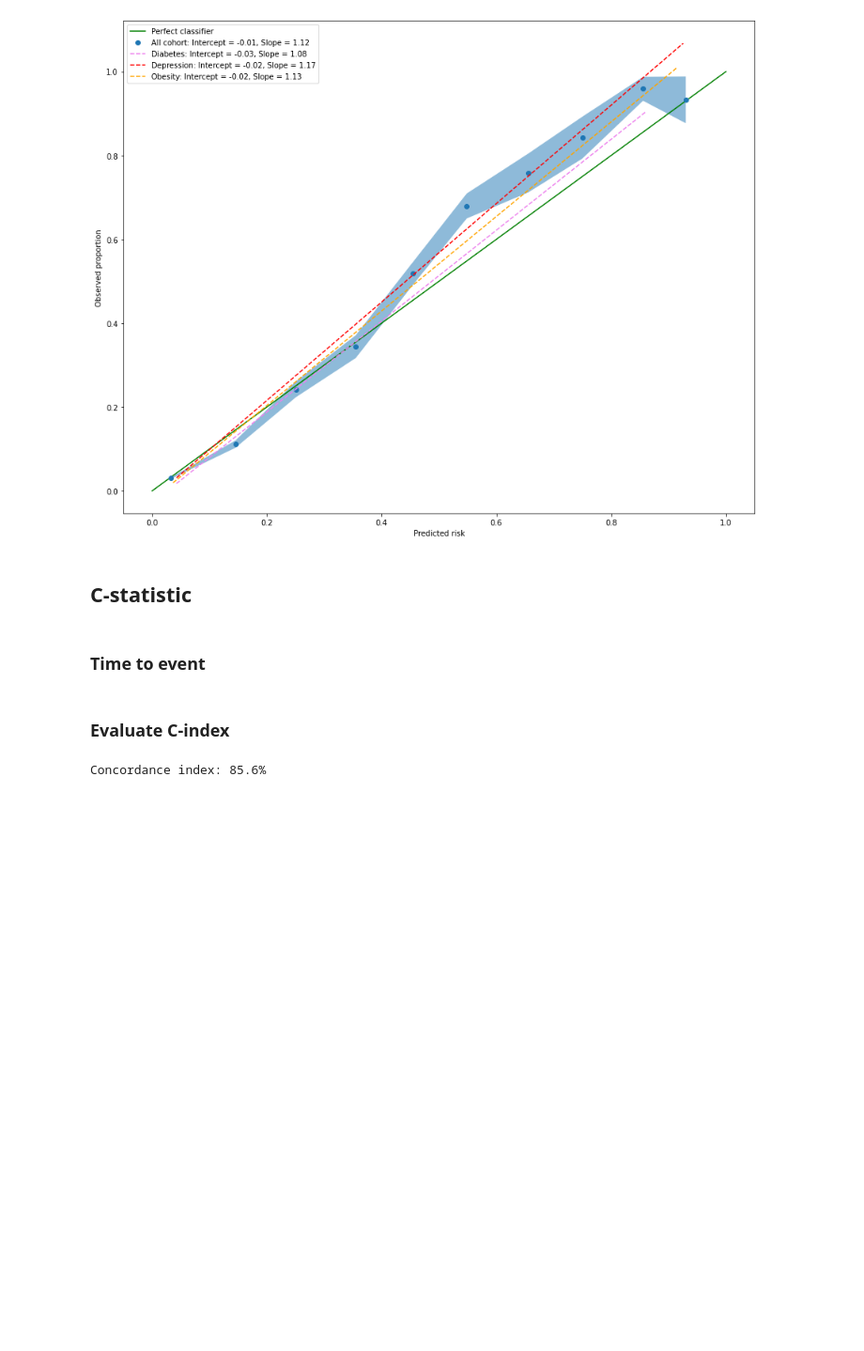
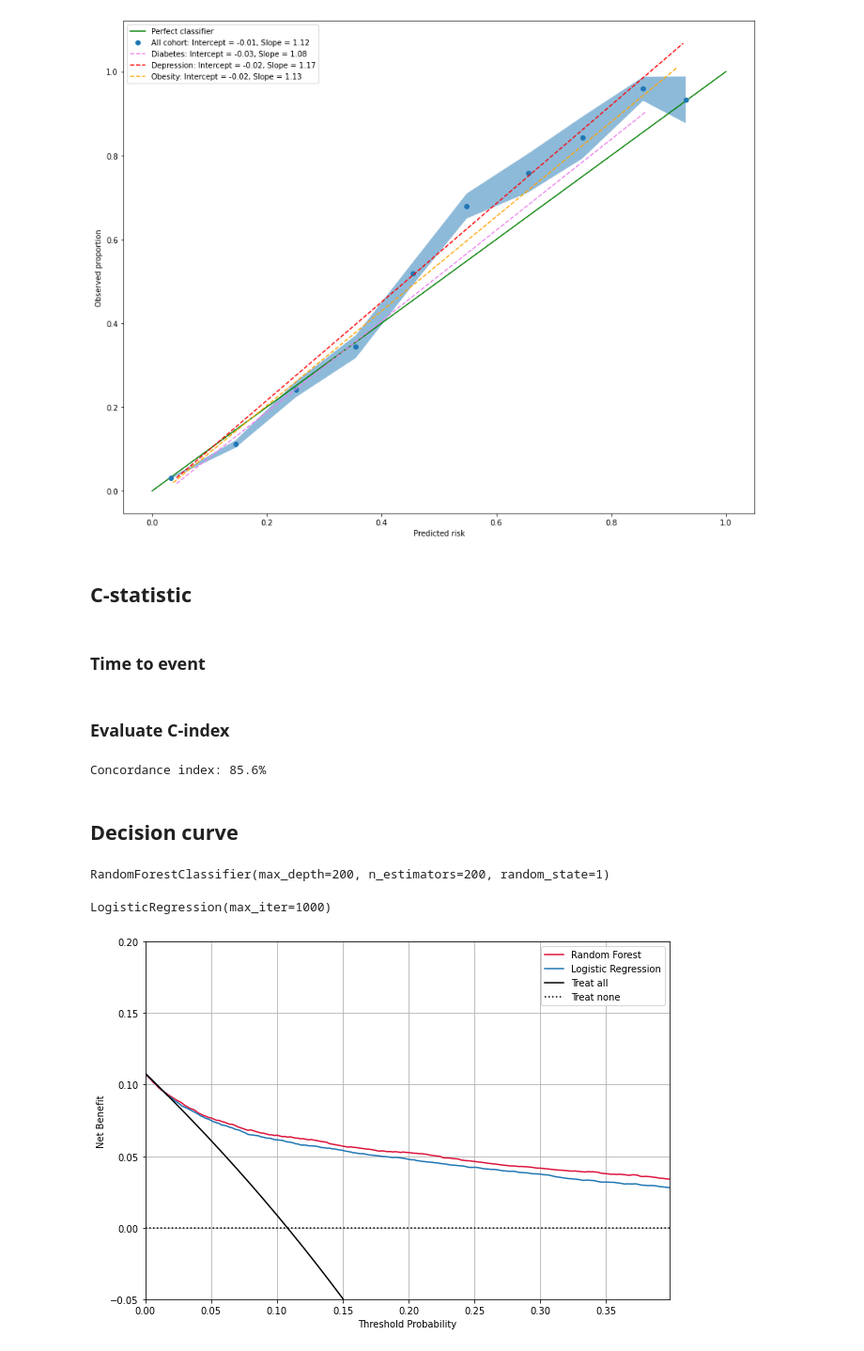
Before and after one commit to oualid-elh/PredictingOpioidAdverseOutcomes, a Jupyter notebook: Models/calibration_discrimination.ipynb, the cells around one changed output. Shown at 94% size. Drawn from its saved outputs; the diff is of its cells as text; code cells hidden in the pictures; blank space fills up the shorter version.

```diff
--- a/Models/calibration_discrimination.ipynb
+++ b/Models/calibration_discrimination.ipynb
@@ -391,3 +391,5 @@ c_index = concordance_index(tte, 1-y_pred_proba, tte <= 180)
 print('Concordance index: {:.1f}%'.format(100*c_index))
 # %% [output]
 Concordance index: 85.6%
+# %% [markdown]
+## Decision curve
@@ -393,0 +415,37 @@ Concordance index: 85.6%
+# %%
+rf = RandomForestClassifier(n_estimators = 200, max_depth = 200, random_state = 1)
+rf.fit(X_train, y_train)
+# %% [output]
+RandomForestClassifier(max_depth=200, n_estimators=200, random_state=1)
+# %%
+logreg = LogisticRegression(max_iter = 1000)
+logreg.fit(X_train, y_train)
+# %% [output]
+LogisticRegression(max_iter=1000)
+# %%
+y_pred_proba_rf = rf.predict_proba(X_test)[:,1]
+y_pred_proba_lr = logreg.predict_proba(X_test)[:,1]
+# %%
+thresh_group = np.linspace(0,0.4,201)[:-1]
+net_benefit_model_rf = calculate_net_benefit_model(thresh_group, y_pred_proba_rf, y_test)
+net_benefit_model_lr = calculate_net_benefit_model(thresh_group, y_pred_proba_lr, y_test)
+net_benefit_all = calculate_net_benefit_all(thresh_group, y_test)
+
+
+
+plt.figure(figsize = (10,7))
+plt.plot(thresh_group, net_benefit_model_rf, color = 'crimson', label = 'Random Forest')
+plt.plot(thresh_group, net_benefit_model_lr, label = 'Logistic Regression')
+plt.plot(thresh_group,  net_benefit_all, color = 'black',label = 'Treat all')
+plt.plot((0, 1), (0, 0), color = 'black', linestyle = ':', label = 'Treat none')
+
+plt.xlim(0,thresh_group[-1])
+plt.ylim(- 0.05, 0.2) #adjustify the y axis limitation
+plt.xlabel('Threshold Probability')
+plt.ylabel('Net Benefit')
+plt.legend(loc = 'upper right')
+plt.savefig('decision_curve.svg')
+plt.grid()
+plt.show()
+# %% [output]
+[figure, added]
```
Also changed, not shown: parts of 1 cell of this notebook.
